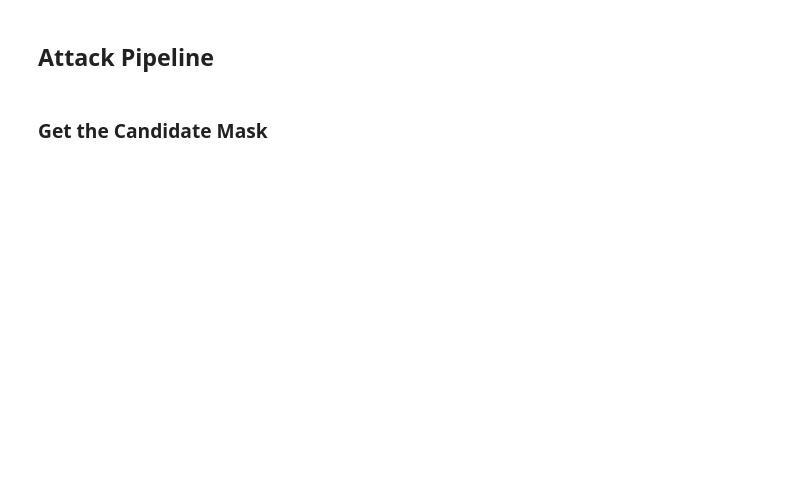
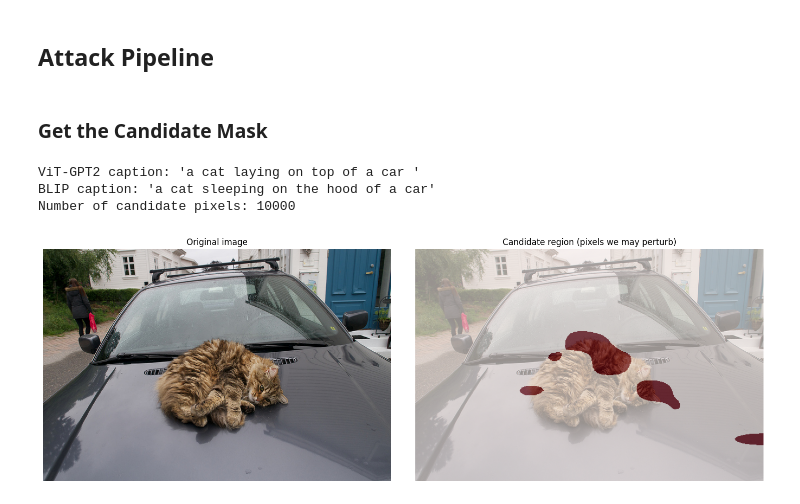
Before and after one commit to seue24/Advanced-Machine-Learning-for-Natural-Language-Processing, a Jupyter notebook: Yoshi_Notebook_2.ipynb, the cells around one changed output. Cells and saved outputs as stored; diff of their text form; code cells hidden in the pictures; blank space fills up the shorter version.

```diff
--- a/Yoshi_Notebook_2.ipynb
+++ b/Yoshi_Notebook_2.ipynb
@@ -206,0 +227,11 @@ def show_image_and_attention(img, caption, attention_heatmap):
+# %%
+from transformers import BlipProcessor, BlipForConditionalGeneration
+
+# Load BLIP
+blip_processor = BlipProcessor.from_pretrained("Salesforce/blip-image-captioning-base")
+blip_model = BlipForConditionalGeneration.from_pretrained(
+    "Salesforce/blip-image-captioning-base"
+).to(device)
+blip_model.eval()
+
+print("BLIP model loaded!")
@@ -207,3 +241,10 @@ def show_image_and_attention(img, caption, attention_heatmap):
+# %%
+@torch.no_grad()
+def generate_blip_caption(img, max_length=20):
+    """Generate caption using BLIP model"""
+    inputs = blip_processor(img, return_tensors="pt").to(device)
+    out = blip_model.generate(**inputs, max_length=max_length, num_beams=1)
+    return blip_processor.decode(out[0], skip_special_tokens=True)
 # %% [markdown]
 ### Example: Pick an Image, Get Caption and Attention and Visualize
 # %%
@@ -261,24 +315,30 @@ def show_candidate_region(img, attention_heatmap, candidate_pixels):
 # %%
 ATTACK_IDX = idx
 
 # Image and Ground Truth Captions
 base_img, gt_caps = get_image(ATTACK_IDX)
 
-# 2) Caption + Cross-Attention vom Modell holen
-base_caption, cross_attentions, _ = generate_caption_and_attention(base_img)
+# Get base captions from BOTH models
+base_caption_vit, cross_attentions, _ = generate_caption_and_attention(base_img)
+base_caption_blip = generate_blip_caption(base_img)
 
+print(f"ViT-GPT2 caption: '{base_caption_vit}'")
+print(f"BLIP caption: '{base_caption_blip}'")
 # 3) Attention-Heatmap aggregieren
 attention_heatmap = aggregate_cross_attention(cross_attentions, base_img.size)
 
 # 4) Top-k Pixel als Candidate Region wählen
-candidate_pixels = get_topk_candidate_pixels(attention_heatmap, k=1000)
+candidate_pixels = get_topk_candidate_pixels(attention_heatmap, k=10000)
 
-print(f"Attack index: {ATTACK_IDX}")
-print(f"Base caption: '{base_caption}'")
 print(f"Number of candidate pixels: {len(candidate_pixels)}")
 
 # 5) Candidate Region visualisieren
 show_candidate_region(base_img, attention_heatmap, candidate_pixels)
+# %% [output]
+ViT-GPT2 caption: 'a cat laying on top of a car '
+BLIP caption: 'a cat sleeping on the hood of a car'
+Number of candidate pixels: 10000
+[figure, added]
 # %%
 def image_to_array(img):
     """Convert PIL image to uint8 numpy array of shape (H, W, 3)."""
```
Also changed, not shown: parts of 9 cells of this notebook.
